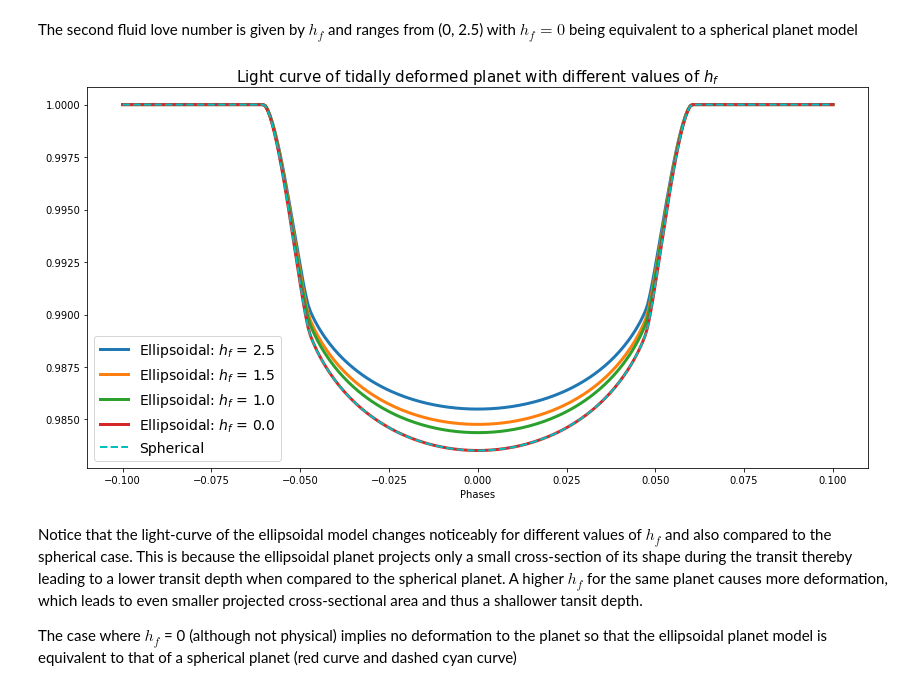
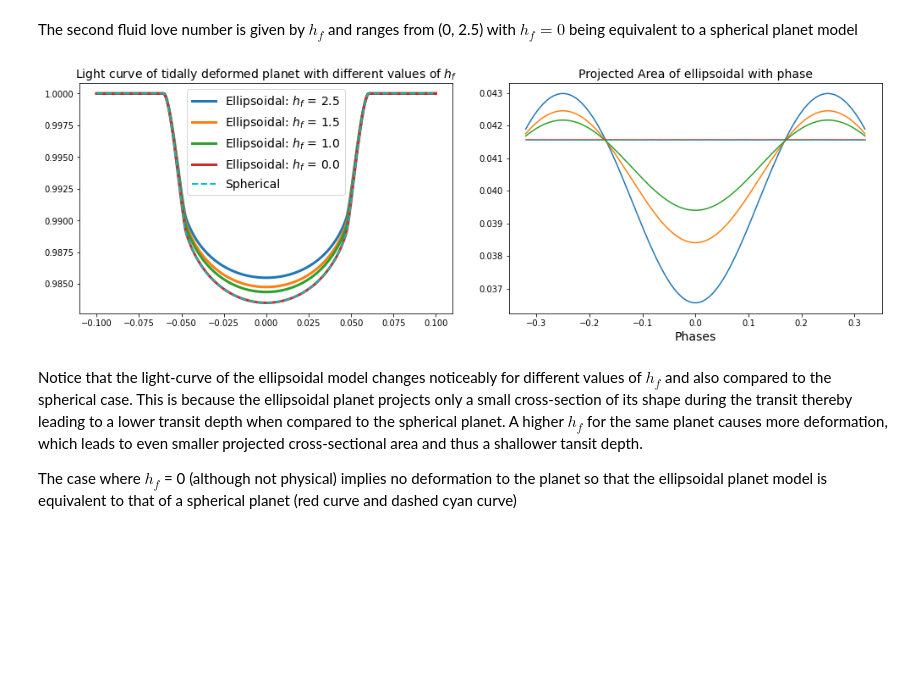
Before and after one commit to tundeakins/ellc, a Jupyter notebook: ellc_love_example.ipynb, the cells around one changed output. Saved outputs shown, nothing was run; the diff lists cells and outputs as text; code cells hidden in the pictures; blank space fills up the shorter version.

```diff
--- a/ellc_love_example.ipynb
+++ b/ellc_love_example.ipynb
@@ -20,8 +21,9 @@ Taking example of WASP_103b with values from [Delrez et al. 2018](https://arxiv.
 P = 0.92554517                                     #days
 t0 = 0                                             #mid transit time
 aR = 3.010                                         #scaled semimajor axis a/R*
-Rp = 0.115                                         # planet radius ratio
+Rv = 0.115                                         # planet radius ratio
 inc = 88.8                                         # orbital inclination
+b = pt.convert_param.impact_parameter(inc,aR)
 u1, u2 = 0.5343,0.1299
 ldc_1 = [u1,u2]                                    #limb darkening parameters
 Mst = 1.21                                         #stellar mass in unit of solar masses
@@ -51,15 +53,15 @@ flux_batman = m.light_curve(params)  #calculates light curve
 # %%
 #for ellc
 r_1 = 1/aR    #radius of star in units of the semimajor axes
-r_2 = Rp/aR   #radius of the planet in units of the semimajor axis
+r_2 = Rv/aR   #radius of the planet in units of the semimajor axis
 
 ellc_sphere = ellc.lc(phases, t_zero=t0, radius_1=r_1, radius_2=r_2, incl=inc, sbratio=0,
                       ld_1="quad", ldc_1=ldc_1, shape_1='sphere', shape_2='sphere',
                       grid_1="very_fine", grid_2="very_fine")
 
-ellc_def_hf0 = ellc.lc(phases, t_zero=t0, radius_1=r_1, radius_2=r_2, incl=inc, sbratio=0,
-                      ld_1="quad", ldc_1=ldc_1, shape_1='sphere', shape_2='love',
-                      grid_1="very_fine", grid_2="very_fine", hf_2=0, q=qmass)
+#ellc_def_hf0 = ellc.lc(phases, t_zero=t0, radius_1=r_1, radius_2=r_2, incl=inc, sbratio=0,
+#                      ld_1="quad", ldc_1=ldc_1, shape_1='sphere', shape_2='love',
+#                      grid_1="very_fine", grid_2="very_fine", hf_2=0, q=qmass)
 # %%
 fig, ax = plt.subplots(2,1,figsize=(10,8), gridspec_kw={"height_ratios": (3,1)},sharex=True)
 ax[0].plot(phases, flux_batman, "c",lw=3,label="Batman")
@@ -85,23 +87,34 @@ The second fluid love number is given by $h_f$ and ranges from (0, 2.5) with $h_
 # %%
 #set shape of the planet shape_2 = "love" and use the following values for hf:
 hf_values=[2.5,1.5,1, 0]
+plot_phases = np.linspace(-0.32,0.32,360)
 
-plt.figure(figsize=(14,7))
-plt.title("Light curve of tidally deformed planet with different values of $h_f$", fontsize=15)
 
+fig, ax = plt.subplots(1,2,figsize=(17,5))
+ax[0].set_title("Light curve of tidally deformed planet with different values of $h_f$", fontsize=14)
+ax[1].set_title("Projected Area of ellipsoidal with phase", fontsize=14)
 for h_f in hf_values:
     ellc_flux = ellc.lc(phases,t_zero=t0, radius_1=r_1,radius_2=r_2,incl=inc,sbratio=0,
                       ld_1="quad",ldc_1=ldc_1,shape_1='sphere',shape_2='love',
                       q=qmass, hf_2= h_f, grid_1="fine", grid_2="fine")
-    plt.plot(phases, ellc_flux, label = "Ellipsoidal: $h_f$ = {:.1f}".format(h_f), lw=3)
+    ax[0].plot(phases, ellc_flux, label = "Ellipsoidal: $h_f$ = {:.1f}".format(h_f), lw=3)
+
+    ellps_area, abc = ellc.projected_ellipse_area(plot_phases, Rv, aR, h_f, qmass, inc)
+
+    ax[1].plot(plot_phases,ellps_area)
+
+
 
 
 #overplot spherical planet light curve
-plt.plot(phases, ellc_sphere, "c--",label="Spherical", lw=2)
-plt.legend(fontsize=14)
-plt.xlabel("Phases");
+ax[0].plot(phases, ellc_sphere, "c--",label="Spherical", lw=2)
+ax[1].plot(plot_phases, np.ones_like(plot_phases)*np.pi*Rv**2, "c--",label="Spherical", lw=1)
+
+ax[0].legend(fontsize=14)
+plt.xlabel("Phases", fontsize=14);
+plt.subplots_adjust(wspace=0.15)
 # %% [output]
-[figure, old version]
+[figure, new version]
 # %% [markdown]
 Notice that  the  light-curve  of  the  ellipsoidal model  changes  noticeably  for  different  values  of $h_f$ and  also compared to the spherical case. This is because the ellipsoidal planet projects only a small cross-section of its shape during the transit thereby leading to a lower transit depth when compared to the spherical planet. A higher $h_f$ for the same planet causes more deformation, which leads to even smaller projected cross-sectional  area and thus a shallower tansit depth.
 
```
Also changed, not shown: parts of 16 cells of this notebook, 1 other file.
